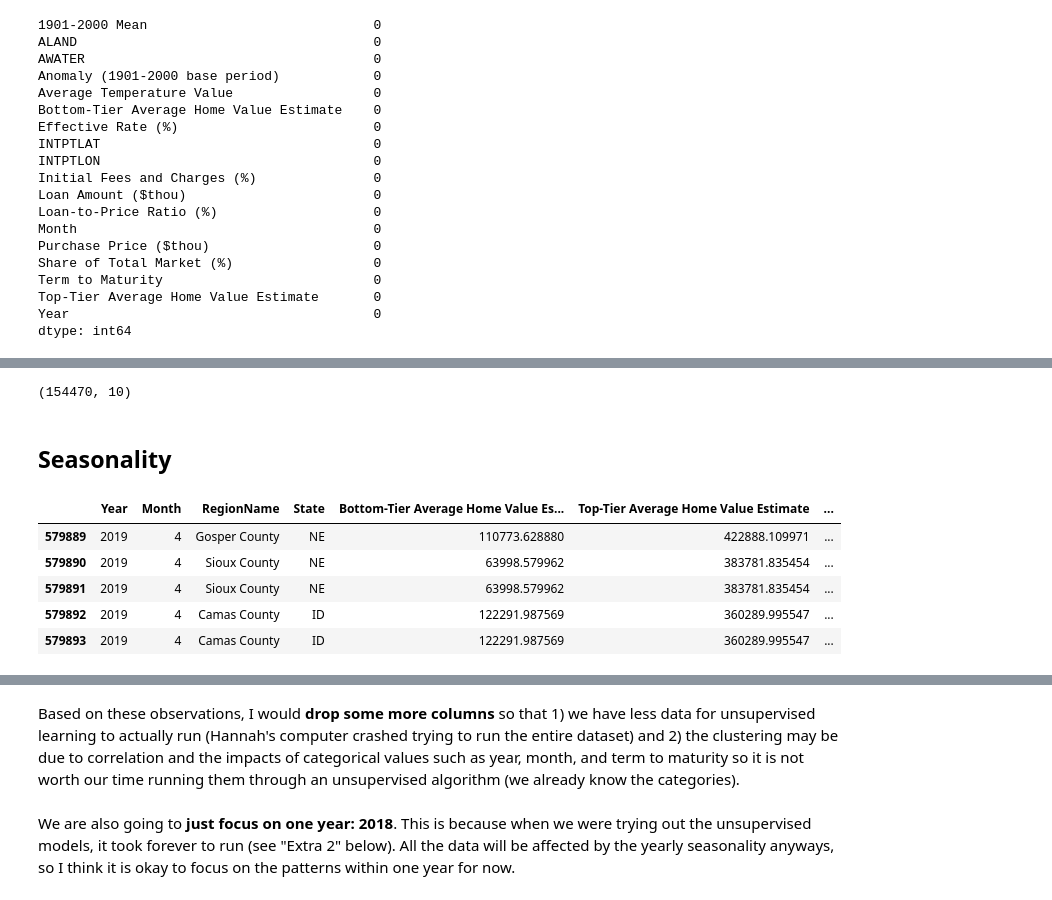
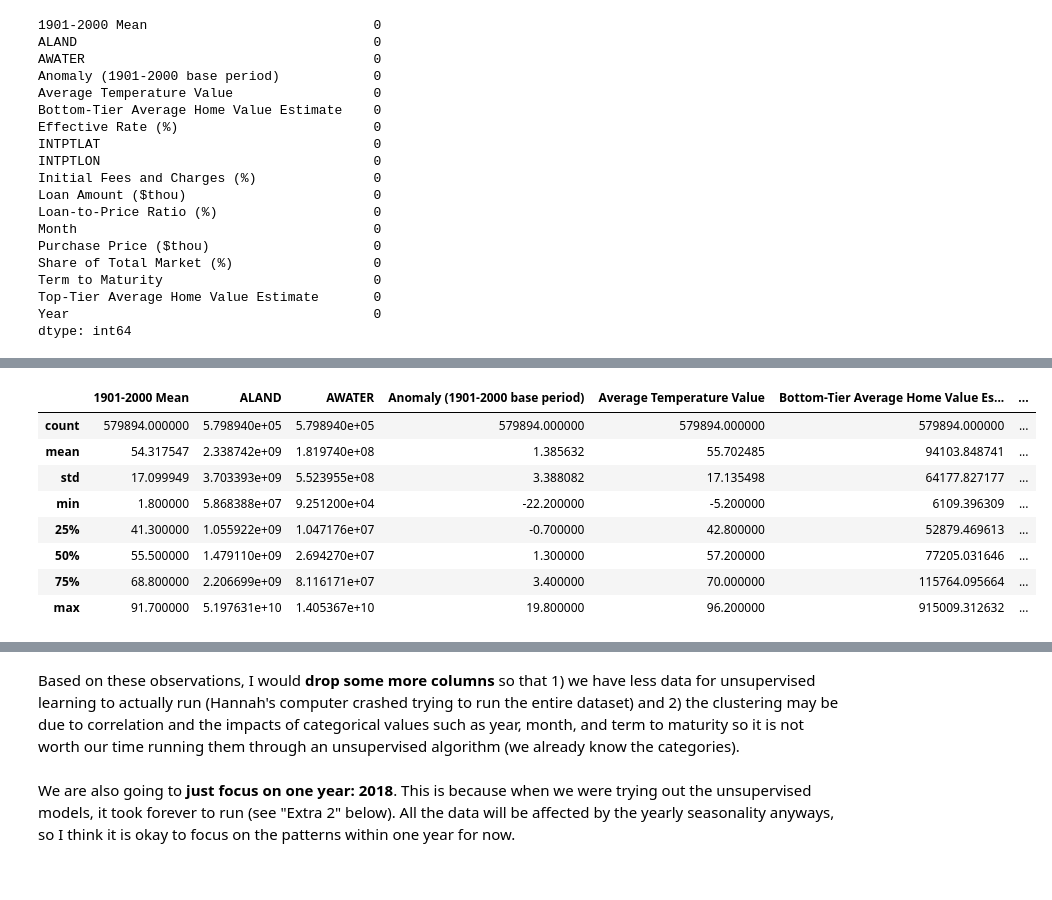
Before and after one commit to MLFP-90803-SP24-FinalProjects/Team17-FinalProject, a Jupyter notebook: Q3_ClusteringV2.ipynb, the cells around one changed output, grey strips where cells are left out. Cells and saved outputs as stored; diff of their text form; code cells hidden in the pictures.

```diff
--- a/Q3_ClusteringV2.ipynb
+++ b/Q3_ClusteringV2.ipynb
@@ -97,16 +85,13 @@ data_pca.head()
-# %%
-# check the shape of PCA dataset
-data_pca.shape
-# %% [output]
-(154470, 10)
-# %% [markdown]
-## Seasonality
-# %%
-data.tail()
-# %% [output]
-|  | Year | Month | RegionName | State | Bottom-Tier Average Home Value Es... | Top-Tier Average Home Value Estimate | ... |
-| 579889 | 2019 | 4 | Gosper County | NE | 110773.628880 | 422888.109971 | ... |
-| 579890 | 2019 | 4 | Sioux County | NE | 63998.579962 | 383781.835454 | ... |
-| 579891 | 2019 | 4 | Sioux County | NE | 63998.579962 | 383781.835454 | ... |
-| 579892 | 2019 | 4 | Camas County | ID | 122291.987569 | 360289.995547 | ... |
-| 579893 | 2019 | 4 | Camas County | ID | 122291.987569 | 360289.995547 | ... |
+# %%
+# have an overview of our dataset
+unsupervised.describe()
+# %% [output]
+|  | 1901-2000 Mean | ALAND | AWATER | Anomaly (1901-2000 base period) | Average Temperature Value | Bottom-Tier Average Home Value Es... | ... |
+| count | 579894.000000 | 5.798940e+05 | 5.798940e+05 | 579894.000000 | 579894.000000 | 579894.000000 | ... |
+| mean | 54.317547 | 2.338742e+09 | 1.819740e+08 | 1.385632 | 55.702485 | 94103.848741 | ... |
+| std | 17.099949 | 3.703393e+09 | 5.523955e+08 | 3.388082 | 17.135498 | 64177.827177 | ... |
+| min | 1.800000 | 5.868388e+07 | 9.251200e+04 | -22.200000 | -5.200000 | 6109.396309 | ... |
+| 25% | 41.300000 | 1.055922e+09 | 1.047176e+07 | -0.700000 | 42.800000 | 52879.469613 | ... |
+| 50% | 55.500000 | 1.479110e+09 | 2.694270e+07 | 1.300000 | 57.200000 | 77205.031646 | ... |
+| 75% | 68.800000 | 2.206699e+09 | 8.116171e+07 | 3.400000 | 70.000000 | 115764.095664 | ... |
+| max | 91.700000 | 5.197631e+10 | 1.405367e+10 | 19.800000 | 96.200000 | 915009.312632 | ... |
```
Also changed, not shown: parts of 14 cells of this notebook, 1 other file.
